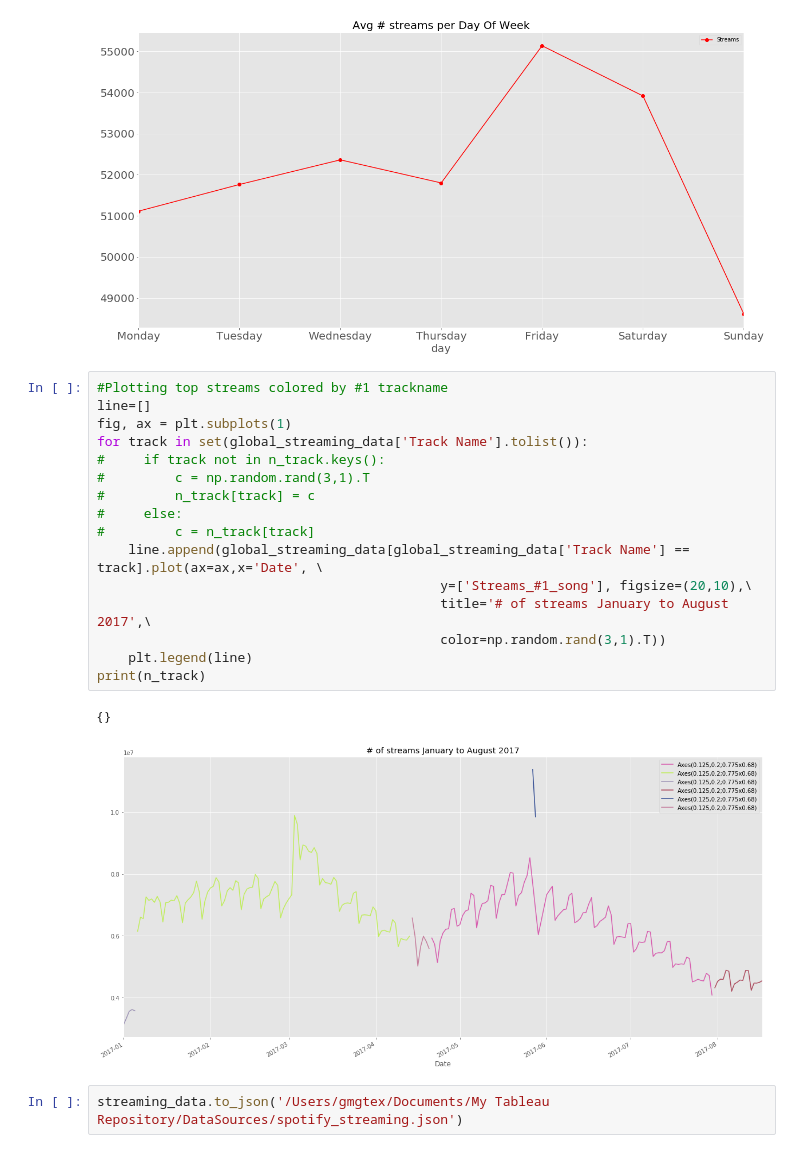
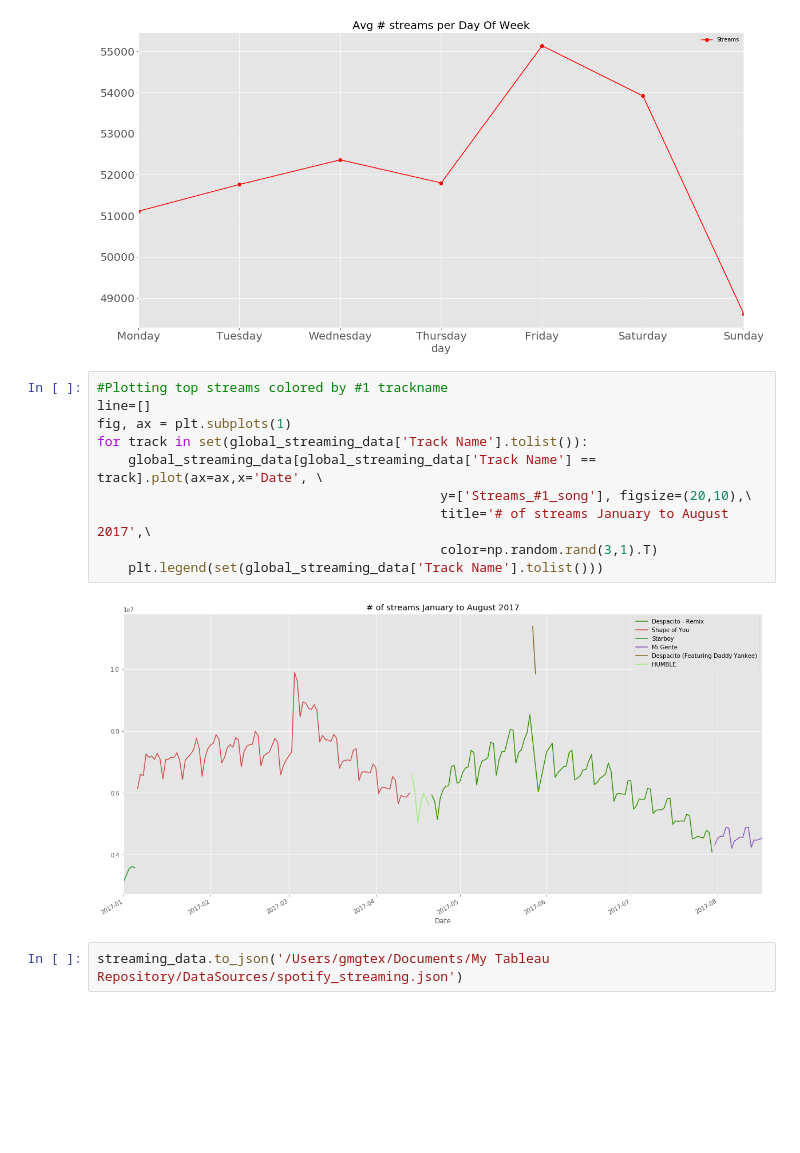
Before and after one commit to maxgrossenbacher/Forecasting_daily_spotify_streams, a Jupyter notebook: src/Spotify_Time_Series.ipynb, the cells around one changed output. Saved outputs shown, nothing was run; the diff lists cells and outputs as text; blank space fills up the shorter version.

```diff
--- a/src/Spotify_Time_Series.ipynb
+++ b/src/Spotify_Time_Series.ipynb
@@ -251,21 +251,14 @@ dow
 # %%
 #Plotting top streams colored by #1 trackname
 line=[]
 fig, ax = plt.subplots(1)
 for track in set(global_streaming_data['Track Name'].tolist()):
-#     if track not in n_track.keys():
-#         c = np.random.rand(3,1).T
-#         n_track[track] = c
-#     else:
-#         c = n_track[track]
-    line.append(global_streaming_data[global_streaming_data['Track Name'] == track].plot(ax=ax,x='Date', \
+    global_streaming_data[global_streaming_data['Track Name'] == track].plot(ax=ax,x='Date', \
                                             y=['Streams_#1_song'], figsize=(20,10),\
                                             title='# of streams January to August 2017',\
-                                            color=np.random.rand(3,1).T))
-    plt.legend(line)
-print(n_track)
+                                            color=np.random.rand(3,1).T)
+    plt.legend(set(global_streaming_data['Track Name'].tolist()))
 # %% [output]
-{}
-[figure, old version]
+[figure, new version]
 # %%
 streaming_data.to_json('/Users/gmgtex/Documents/My Tableau Repository/DataSources/spotify_streaming.json')
```
